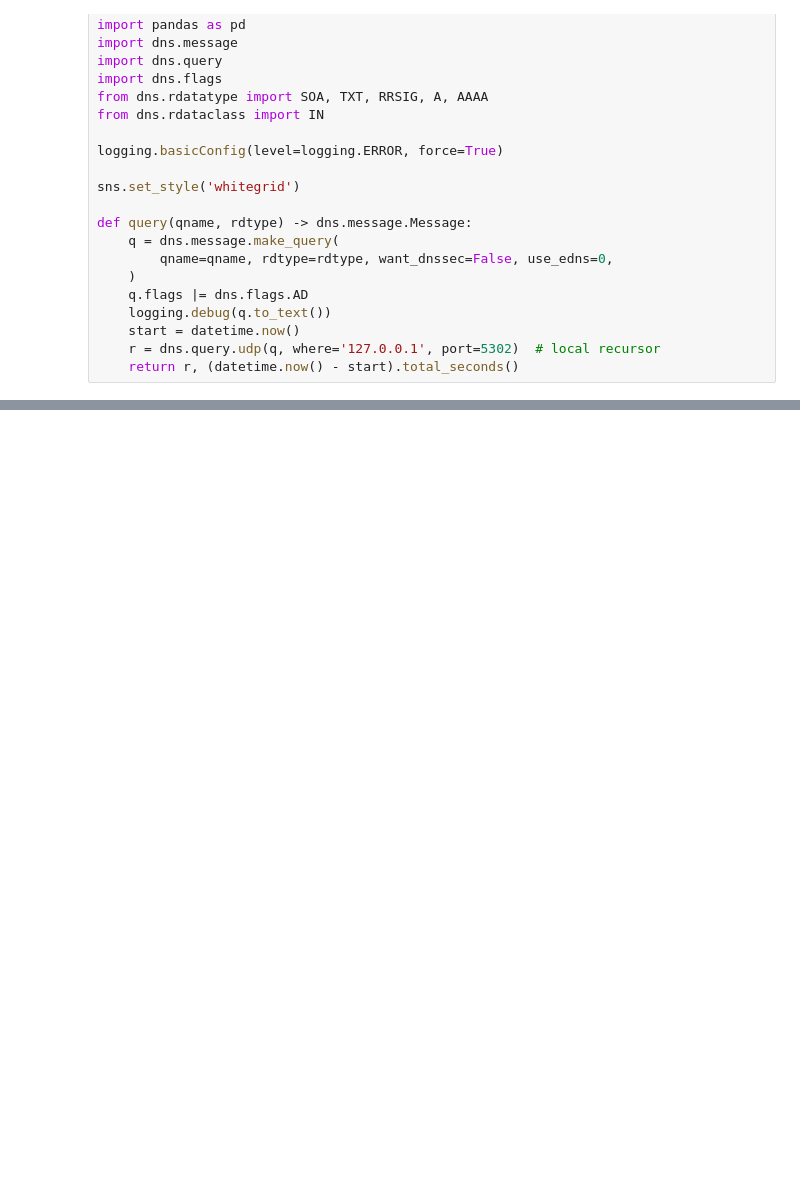
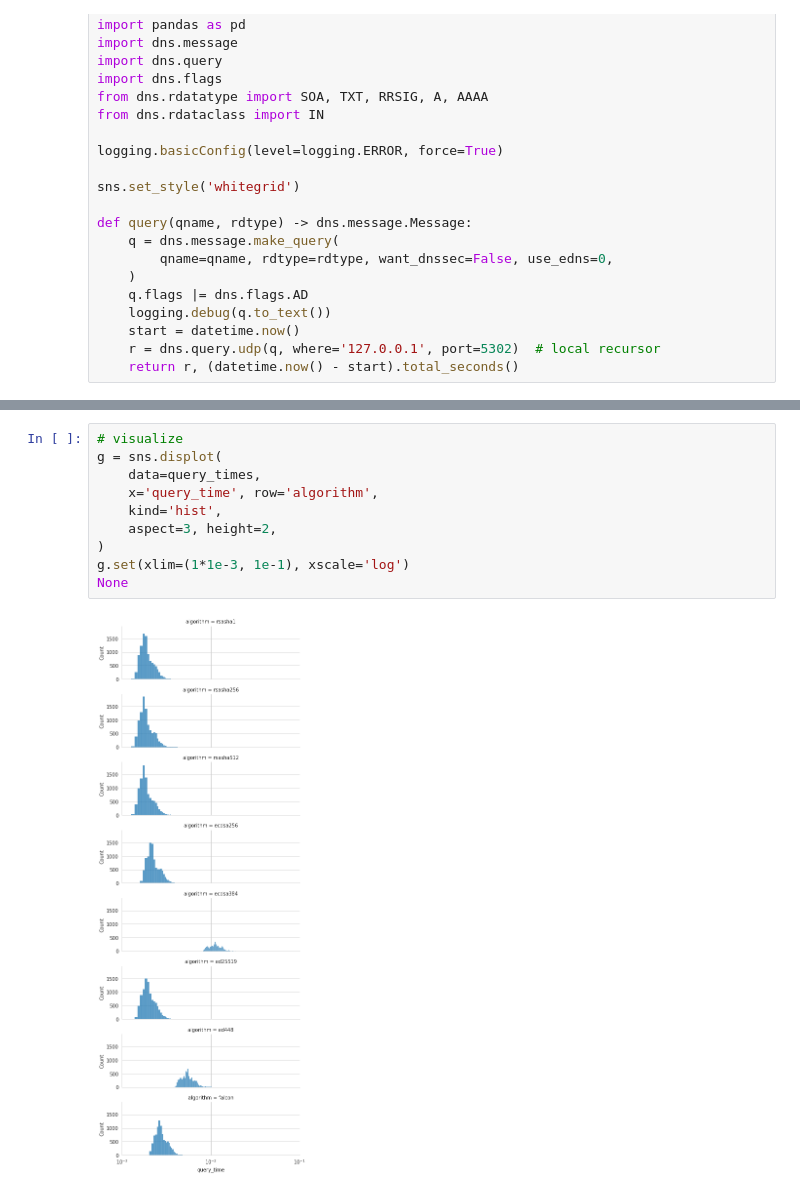
Before and after one commit to nils-wisiol/dns-falcon, a Jupyter notebook: Performance.ipynb, the cells around one changed output, grey strips where cells are left out. Drawn from its saved outputs; the diff is of its cells as text; blank space fills up the shorter version.

```diff
--- a/Performance.ipynb
+++ b/Performance.ipynb
@@ -65,0 +79,12 @@ None
+# %%
+# visualize
+g = sns.displot(
+    data=query_times,
+    x='query_time', row='algorithm',
+    kind='hist',
+    aspect=3, height=2,
+)
+g.set(xlim=(1*1e-3, 1e-1), xscale='log')
+None
+# %% [output]
+[figure, added]
```
Also changed, not shown: parts of 6 cells of this notebook, 2 other files.
